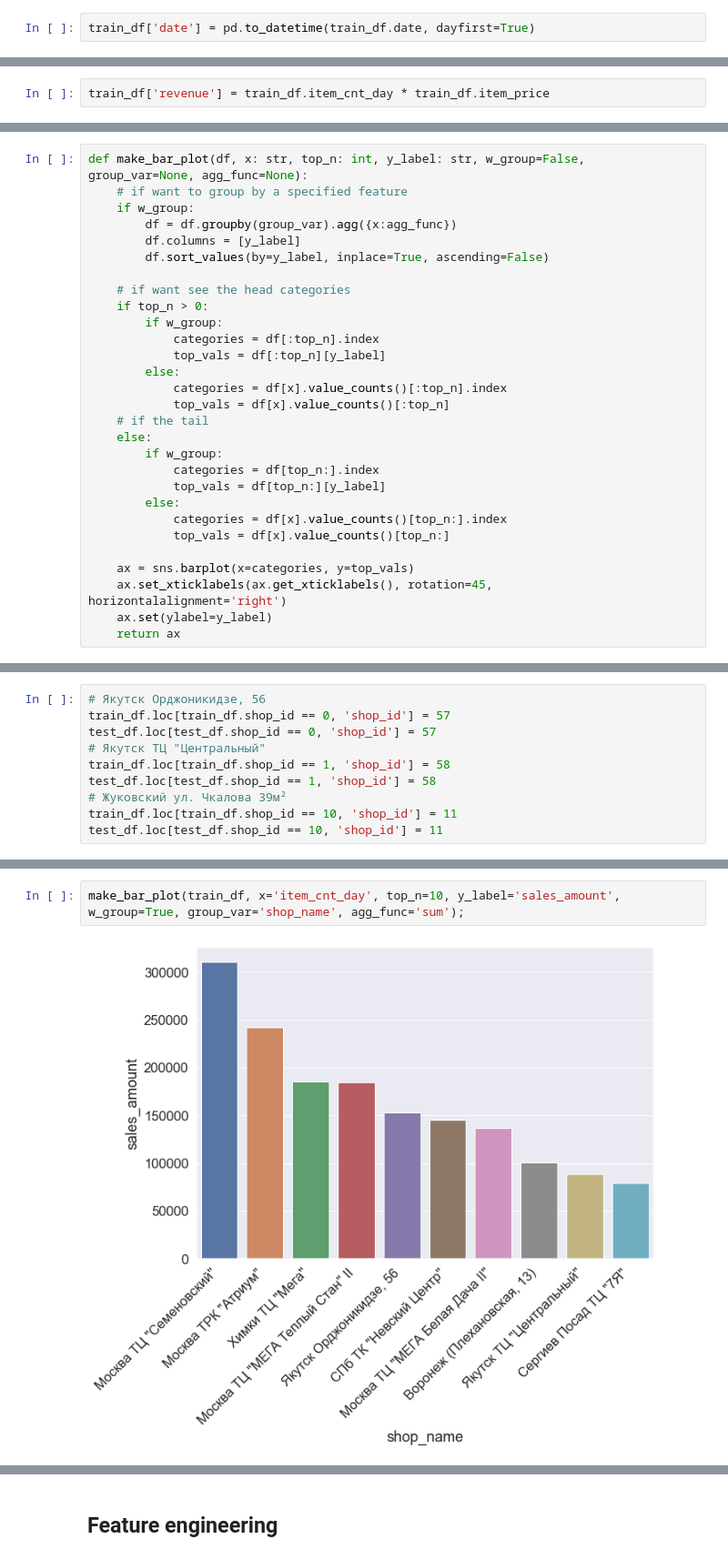
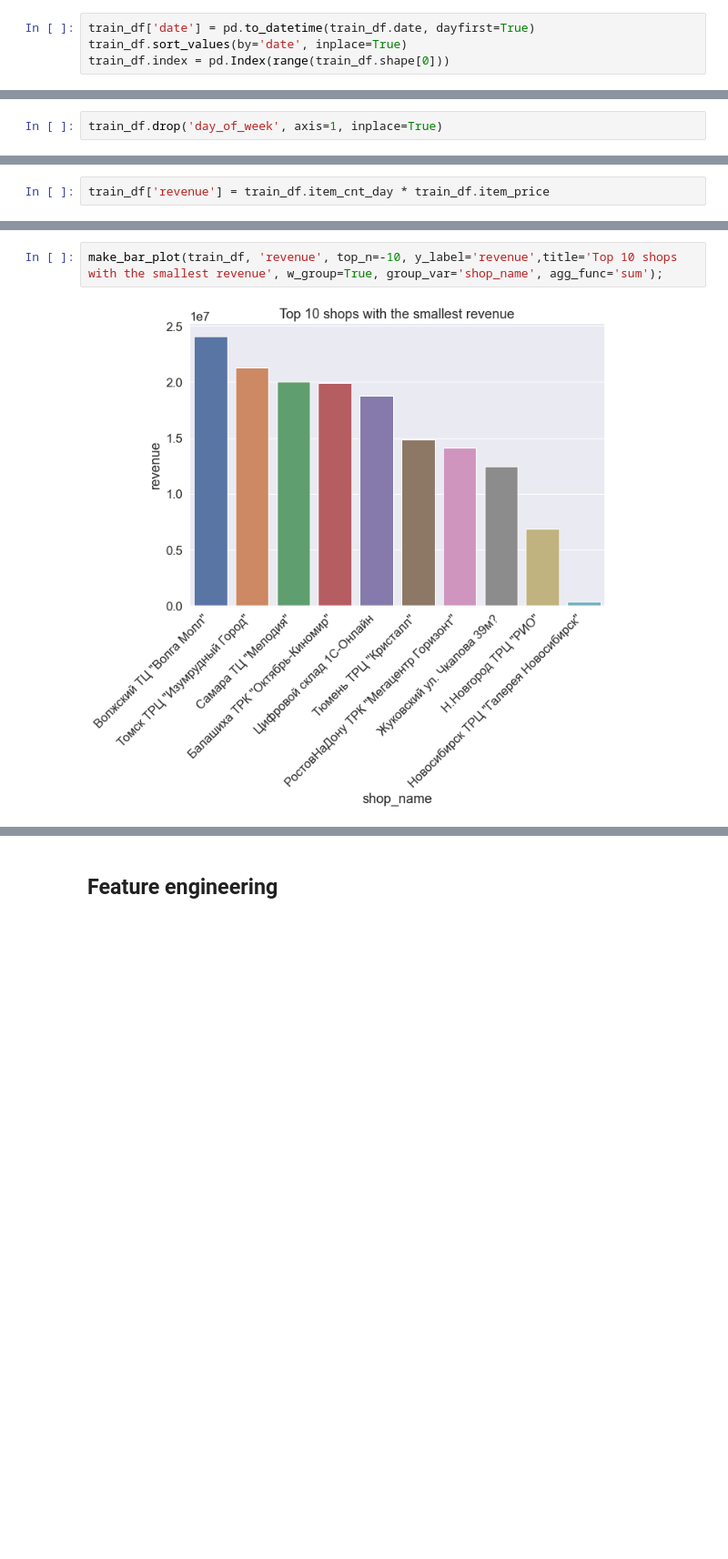
Before and after one commit to mariaKozlovtseva/predict_sales_1C, a Jupyter notebook: predict_sales_1C.ipynb, the cells around one changed output, grey strips where cells are left out. Shown at 91% size. Drawn from its saved outputs; the diff is of its cells as text; blank space fills up the shorter version.

```diff
--- a/predict_sales_1C.ipynb
+++ b/predict_sales_1C.ipynb
@@ -30,3 +87,5 @@ train_df.head()
 | 4 | 15.01.2013 | 0 | 25 | 2555 | 1099.00 | 1.0 |
 # %%
 train_df['date'] = pd.to_datetime(train_df.date, dayfirst=True)
+train_df.sort_values(by='date', inplace=True)
+train_df.index = pd.Index(range(train_df.shape[0]))
@@ -125,0 +515,2 @@ Add feature like **revenue**, which is combination of sales amount and its price
+# %%
+train_df.drop('day_of_week', axis=1, inplace=True)
@@ -168,29 +602,0 @@ items_cats_df.item_category_name.nunique()
-# %%
-def make_bar_plot(df, x: str, top_n: int, y_label: str, w_group=False, group_var=None, agg_func=None):
-    # if want to group by a specified feature
-    if w_group:
-        df = df.groupby(group_var).agg({x:agg_func})
-        df.columns = [y_label]
-        df.sort_values(by=y_label, inplace=True, ascending=False)
-
-    # if want see the head categories
-    if top_n > 0:
-        if w_group:
-            categories = df[:top_n].index
-            top_vals = df[:top_n][y_label]
-        else:
-            categories = df[x].value_counts()[:top_n].index
-            top_vals = df[x].value_counts()[:top_n]
-    # if the tail
-    else:
-        if w_group:
-            categories = df[top_n:].index
-            top_vals = df[top_n:][y_label]
-        else:
-            categories = df[x].value_counts()[top_n:].index
-            top_vals = df[x].value_counts()[top_n:]
-
-    ax = sns.barplot(x=categories, y=top_vals)
-    ax.set_xticklabels(ax.get_xticklabels(), rotation=45, horizontalalignment='right')
-    ax.set(ylabel=y_label)
-    return ax
@@ -232,10 +602,0 @@ shops_df
-# %%
-# Якутск Орджоникидзе, 56
-train_df.loc[train_df.shop_id == 0, 'shop_id'] = 57
-test_df.loc[test_df.shop_id == 0, 'shop_id'] = 57
-# Якутск ТЦ "Центральный"
-train_df.loc[train_df.shop_id == 1, 'shop_id'] = 58
-test_df.loc[test_df.shop_id == 1, 'shop_id'] = 58
-# Жуковский ул. Чкалова 39м²
-train_df.loc[train_df.shop_id == 10, 'shop_id'] = 11
-test_df.loc[test_df.shop_id == 10, 'shop_id'] = 11
@@ -269,4 +610,4 @@ make_bar_plot(train_df, 'shop_name', top_n=-10, y_label='count');
 # %%
-make_bar_plot(train_df, x='item_cnt_day', top_n=10, y_label='sales_amount', w_group=True, group_var='shop_name', agg_func='sum');
+make_bar_plot(train_df, 'revenue', top_n=-10, y_label='revenue',title='Top 10 shops with the smallest revenue', w_group=True, group_var='shop_name', agg_func='sum');
 # %% [output]
-[figure, old version]
+[figure, new version]
```
Also changed, not shown: parts of 216 cells of this notebook.
